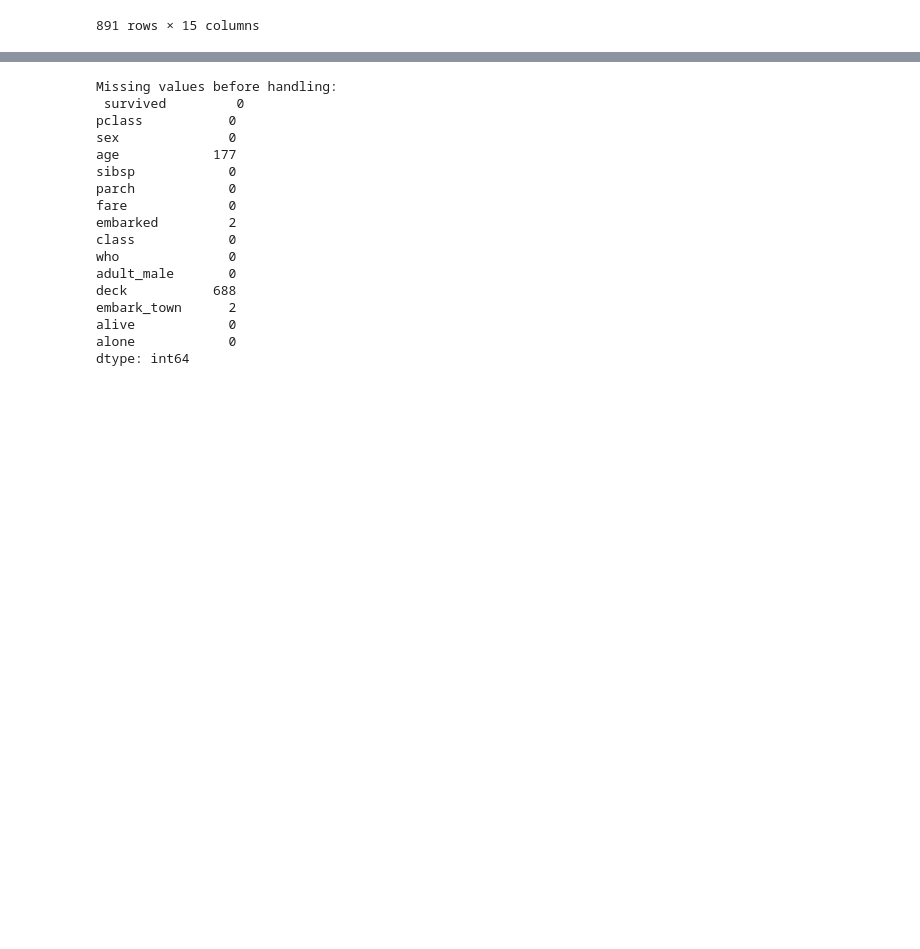
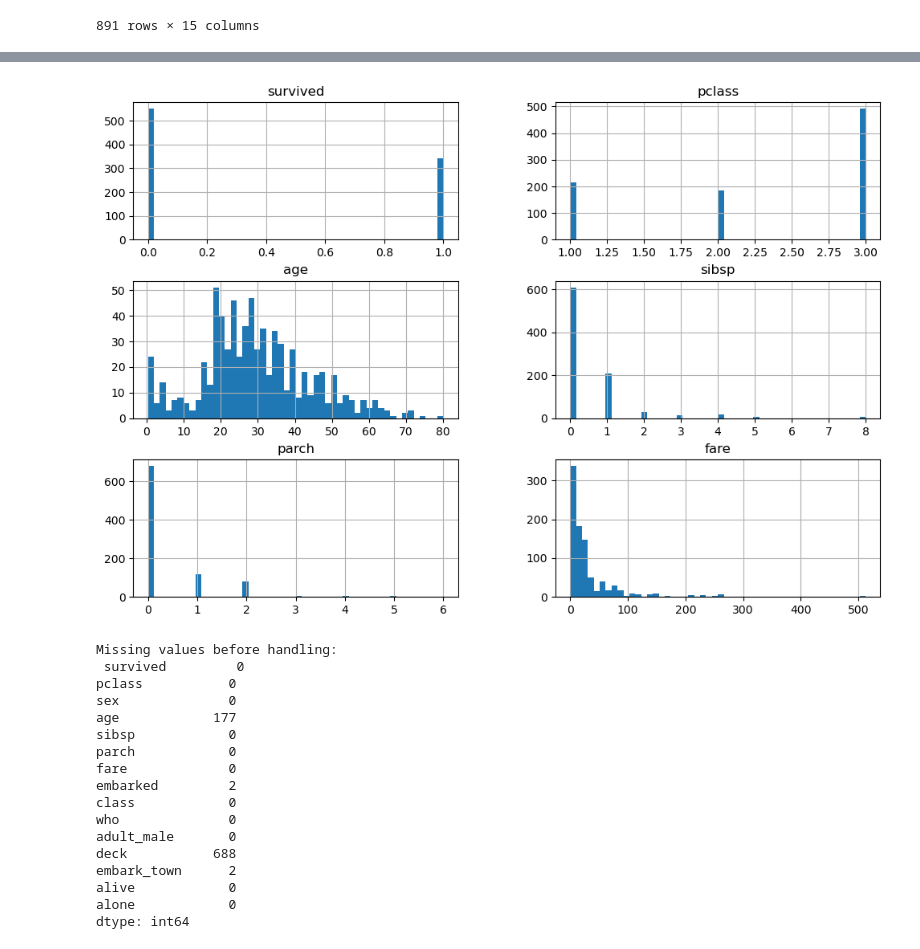
Before and after one commit to Amoako419/ML_, a Jupyter notebook: titanic_datasets.ipynb, the cells around one changed output, grey strips where cells are left out. Cells and saved outputs as stored; diff of their text form; code cells hidden in the pictures; blank space fills up the shorter version.

```diff
--- a/titanic_datasets.ipynb
+++ b/titanic_datasets.ipynb
@@ -39,3 +59,9 @@ titanic_df
+# %%
+import matplotlib.pyplot as plt
+titanic_df.hist(bins=50, figsize=(12, 8))
+plt.show()
+# %% [output]
+[figure, added]
 # %%
 # Identify and display missing values
 missing_values = titanic_df.isnull().sum()
```
Also changed, not shown: parts of 1 cell of this notebook, 1 other file.
